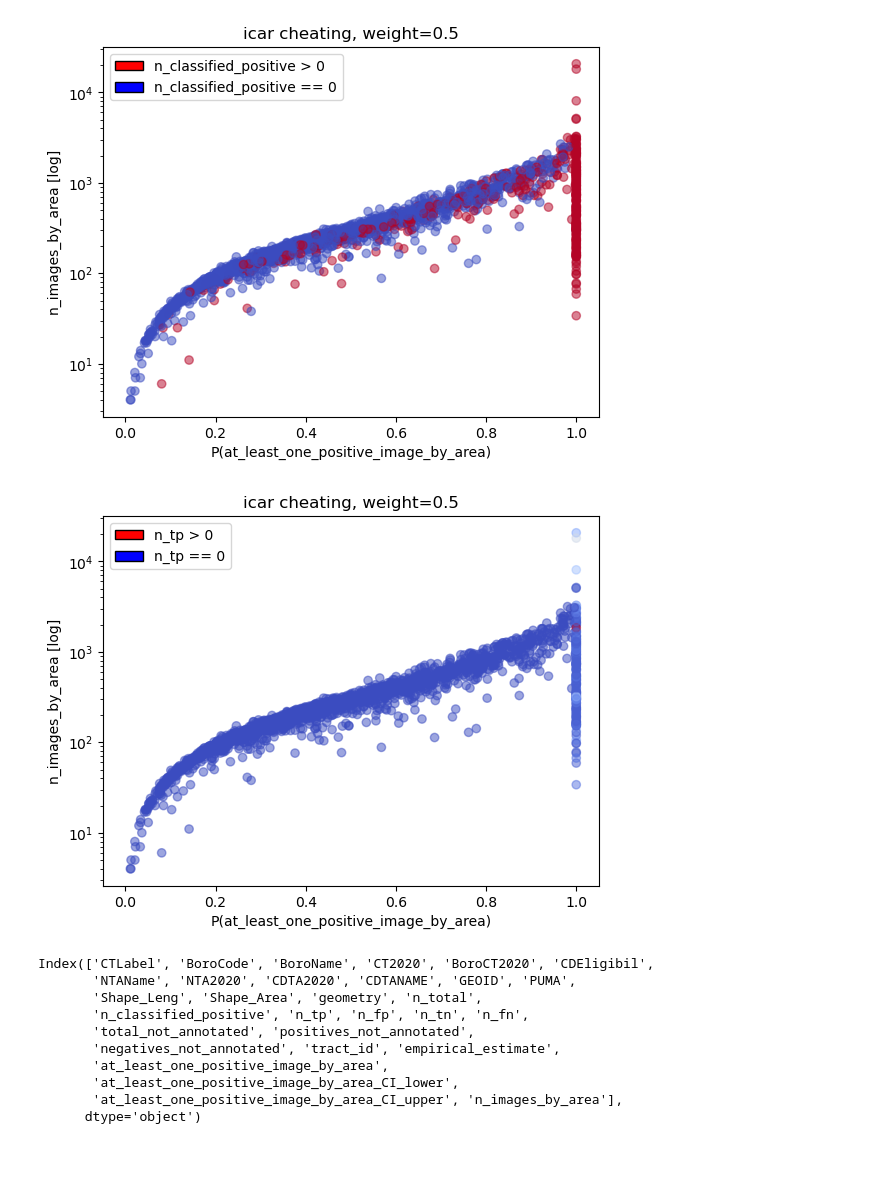
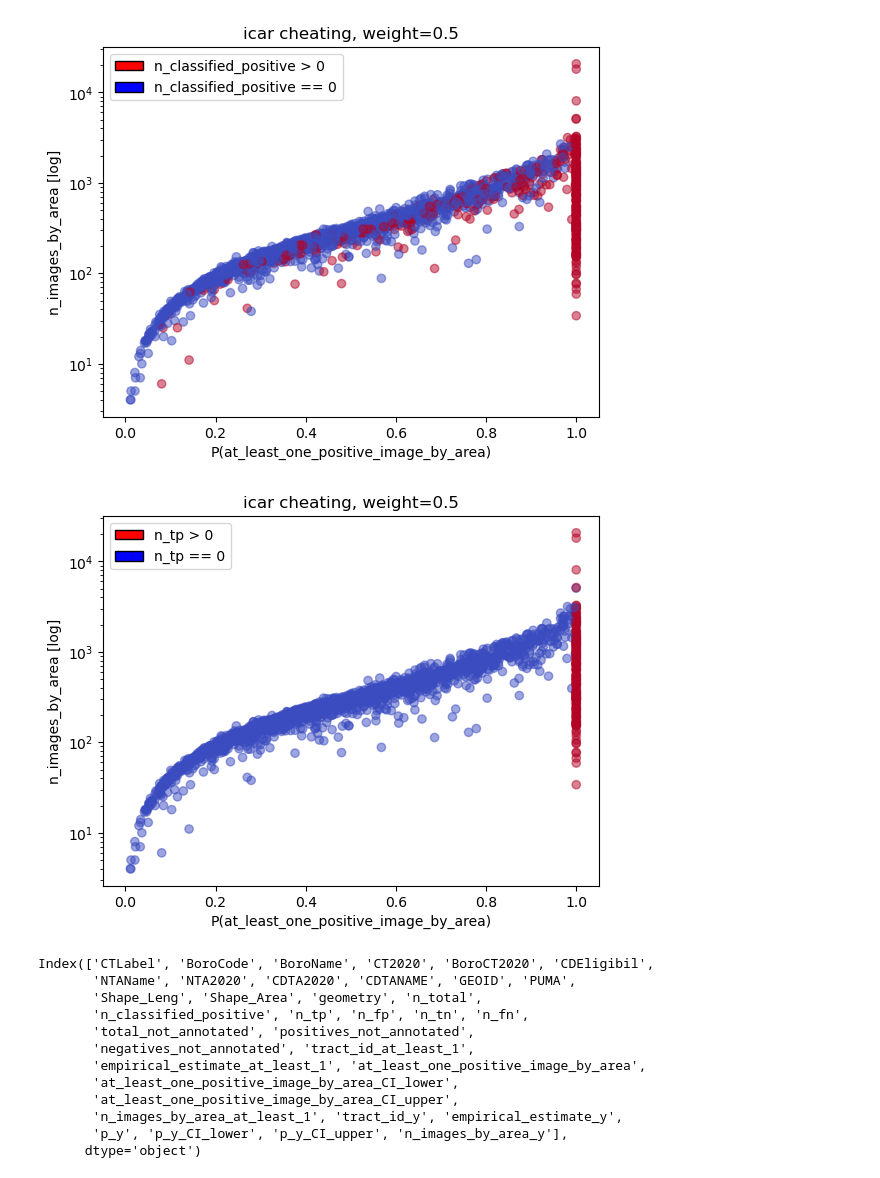
Before and after one commit to pendulating/bayflood, a Jupyter notebook: sanity_checks/icar_cheating_oct21_sanity_checks.ipynb, the cells around one changed output. Drawn from its saved outputs; the diff is of its cells as text; code cells hidden in the pictures.

```diff
--- a/sanity_checks/icar_cheating_oct21_sanity_checks.ipynb
+++ b/sanity_checks/icar_cheating_oct21_sanity_checks.ipynb
@@ -2,10 +2,15 @@
 import pandas as pd
 import numpy as np
 # %%
-flooding_ct_dataset = pd.read_csv('flooding_ct_dataset.csv')
+flooding_ct_dataset = pd.read_csv('../flooding_ct_dataset.csv')
 # %%
 p_at_least_1_estimate = pd.read_csv("/share/ju/matt/street-flooding/runs/icar_cheating/simulated_False/ahl_True/20241021-1227/estimate_at_least_one_positive_image_by_area.csv")
 p_at_least_1_estimate['tract_id'] = p_at_least_1_estimate['tract_id'].astype(int)
+# %%
+p_y_estimate = pd.read_csv("/share/ju/matt/street-flooding/runs/icar_cheating/simulated_False/ahl_True/20241021-1227/estimate_p_y.csv")
+p_y_estimate['tract_id'] = p_y_estimate['tract_id'].astype(int)
 # %%
 flooding_ct_dataset = flooding_ct_dataset.merge(p_at_least_1_estimate, left_on='GEOID', right_on='tract_id', how='left')
+# %%
+flooding_ct_dataset = flooding_ct_dataset.merge(p_y_estimate, left_on='GEOID', right_on='tract_id', how='left', suffixes=('_at_least_1', '_y'))
 # %%
@@ -64,27 +69,27 @@ plt.savefig('icar_cheating_at_least_one_positive_image_by_area_vs_n_images_by_ar
 # %%
 # repeat the above plot, but color by n_tp
 fig, ax = plt.subplots()
 
-ax.scatter(flooding_ct_dataset['at_least_one_positive_image_by_area'], flooding_ct_dataset['n_images_by_area'], c=flooding_ct_dataset['n_tp'], cmap='coolwarm', alpha=0.5)
+ax.scatter(flooding_ct_dataset['at_least_one_positive_image_by_area'], flooding_ct_dataset['n_images_by_area_y'], c=flooding_ct_dataset['n_tp'] > 0, cmap='coolwarm', alpha=0.5)
 
 # log y scale
 ax.set_yscale('log')
 
 ax.set_xlabel('P(at_least_one_positive_image_by_area)')
 ax.set_ylabel('n_images_by_area [log]')
 
 ax.set_title('icar cheating, weight=0.5')
 
 # custom legend patches
 from matplotlib.patches import Patch
 
 legend_elements = [Patch(facecolor='red', edgecolor='black', label='n_tp > 0'),
                      Patch(facecolor='blue', edgecolor='black', label='n_tp == 0')]
 ax.legend(handles=legend_elements)
 
 plt.savefig('icar_cheating_at_least_one_positive_image_by_area_vs_n_images_by_area_colored_tp.png')
 # %% [output]
-[figure, old version]
+[figure, new version]
 # %%
 flooding_ct_dataset.columns
 # %% [output]
@@ -93,8 +98,10 @@ Index(['CTLabel', 'BoroCode', 'BoroName', 'CT2020', 'BoroCT2020', 'CDEligibil',
        'Shape_Leng', 'Shape_Area', 'geometry', 'n_total',
        'n_classified_positive', 'n_tp', 'n_fp', 'n_tn', 'n_fn',
        'total_not_annotated', 'positives_not_annotated',
-       'negatives_not_annotated', 'tract_id', 'empirical_estimate',
-       'at_least_one_positive_image_by_area',
+       'negatives_not_annotated', 'tract_id_at_least_1',
+       'empirical_estimate_at_least_1', 'at_least_one_positive_image_by_area',
        'at_least_one_positive_image_by_area_CI_lower',
-       'at_least_one_positive_image_by_area_CI_upper', 'n_images_by_area'],
+       'at_least_one_positive_image_by_area_CI_upper',
+       'n_images_by_area_at_least_1', 'tract_id_y', 'empirical_estimate_y',
+       'p_y', 'p_y_CI_lower', 'p_y_CI_upper', 'n_images_by_area_y'],
       dtype='object')
```
Also changed, not shown: parts of 4 cells of this notebook, 22 other files.
